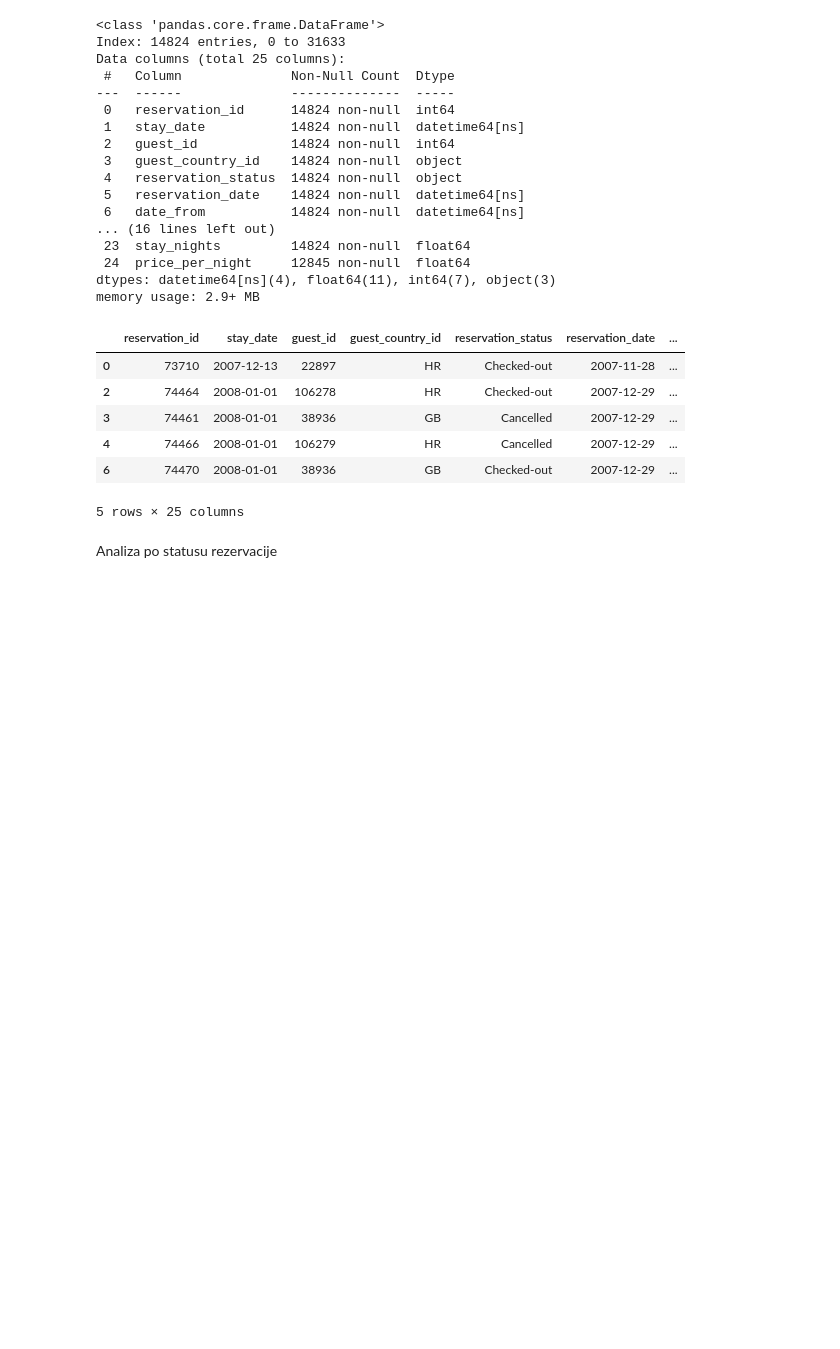
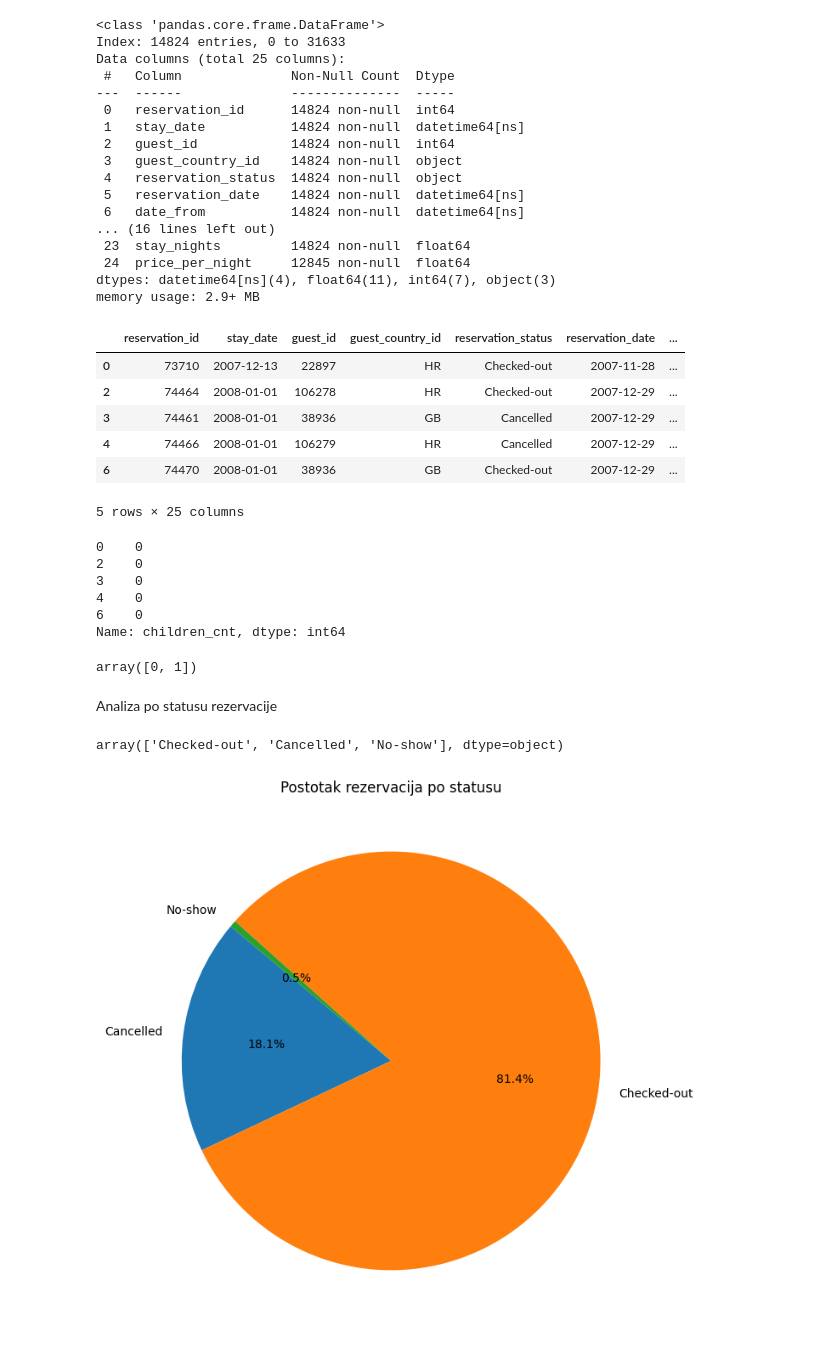
Before and after one commit to Matija-Kukic/lumen, a Jupyter notebook: data_process/train_processing_Tina/train_general_analysis.ipynb, the cells around one changed output. Cells and saved outputs as stored; diff of their text form; code cells hidden in the pictures; blank space fills up the shorter version.

```diff
--- a/data_process/train_processing_Tina/train_general_analysis.ipynb
+++ b/data_process/train_processing_Tina/train_general_analysis.ipynb
@@ -37,5 +37,31 @@ df.head()
 | 4 | 74466 | 2008-01-01 | 106279 | HR | Cancelled | 2007-12-29 | ... |
 | 6 | 74470 | 2008-01-01 | 38936 | GB | Checked-out | 2007-12-29 | ... |
 5 rows × 25 columns
+# %%
+df['children_cnt'].head()
+# %% [output]
+0    0
+2    0
+3    0
+4    0
+6    0
+Name: children_cnt, dtype: int64
+# %%
+df['children_cnt'].unique()
+# %% [output]
+array([0, 1])
 # %% [markdown]
 Analiza po statusu rezervacije
+# %%
+df['reservation_status'].unique()
+# %% [output]
+array(['Checked-out', 'Cancelled', 'No-show'], dtype=object)
+# %%
+frekvencija_po_statusu = df['reservation_status'].value_counts().sort_index()
+
+plt.figure(figsize=(10, 8))
+plt.pie(frekvencija_po_statusu, labels=frekvencija_po_statusu.index, autopct='%1.1f%%', startangle=140)
+plt.title('Postotak rezervacija po statusu')
+plt.show()
+# %% [output]
+[figure, added]
```
Also changed, not shown: parts of 17 cells of this notebook.
